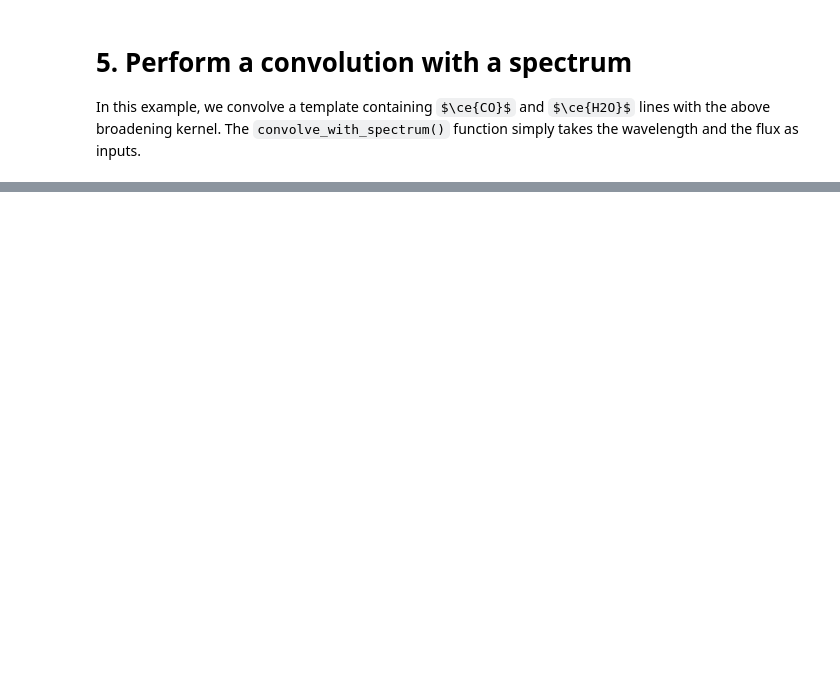
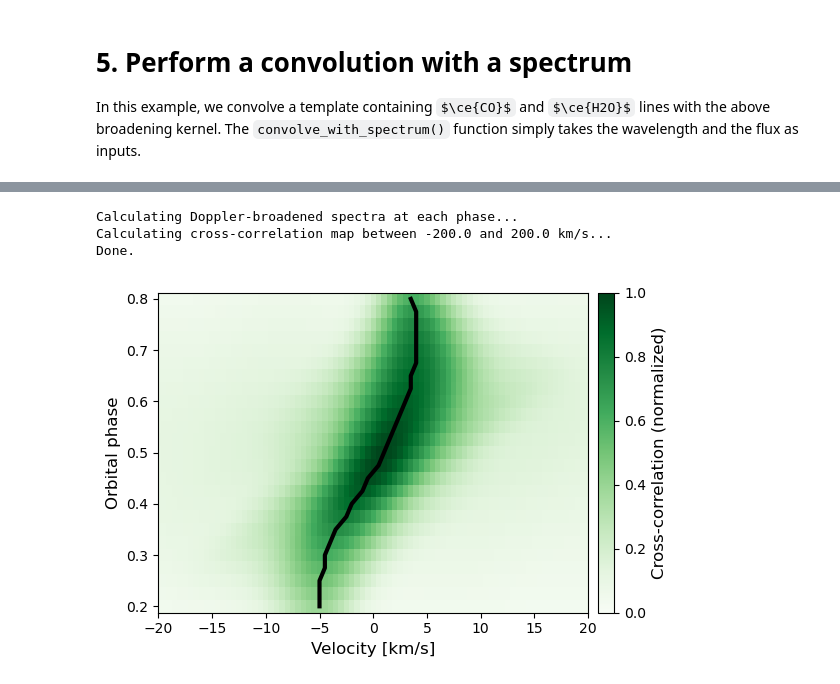
Before and after one commit to joostwardenier/dopplerkernel, a Jupyter notebook: doppler_kernel_tutorial.ipynb, the cells around one changed output, grey strips where cells are left out. Drawn from its saved outputs; the diff is of its cells as text; code cells hidden in the pictures; some formulas as TeX source; blank space fills up the shorter version.

```diff
--- a/doppler_kernel_tutorial.ipynb
+++ b/doppler_kernel_tutorial.ipynb
@@ -91,0 +116,11 @@ number of wavelength points: 46040
+# %%
+dk.calculate_cross_correlation_map(wlen, flux, velo_min=-200., velo_max=200., velo_step=0.5, max_scale_factor_phase=0.55)
+# %% [output]
+Calculating Doppler-broadened spectra at each phase...
+Calculating cross-correlation map between -200.0 and 200.0 km/s...
+Done.
+# %%
+# Plot the generated cross-correlation map between velo_range_min and velo_range_max
+dk.plot_cross_correlation_map(velo_range_min=-20., velo_range_max=20.)
+# %% [output]
+[figure, added]
```
Also changed, not shown: parts of 8 cells of this notebook.
